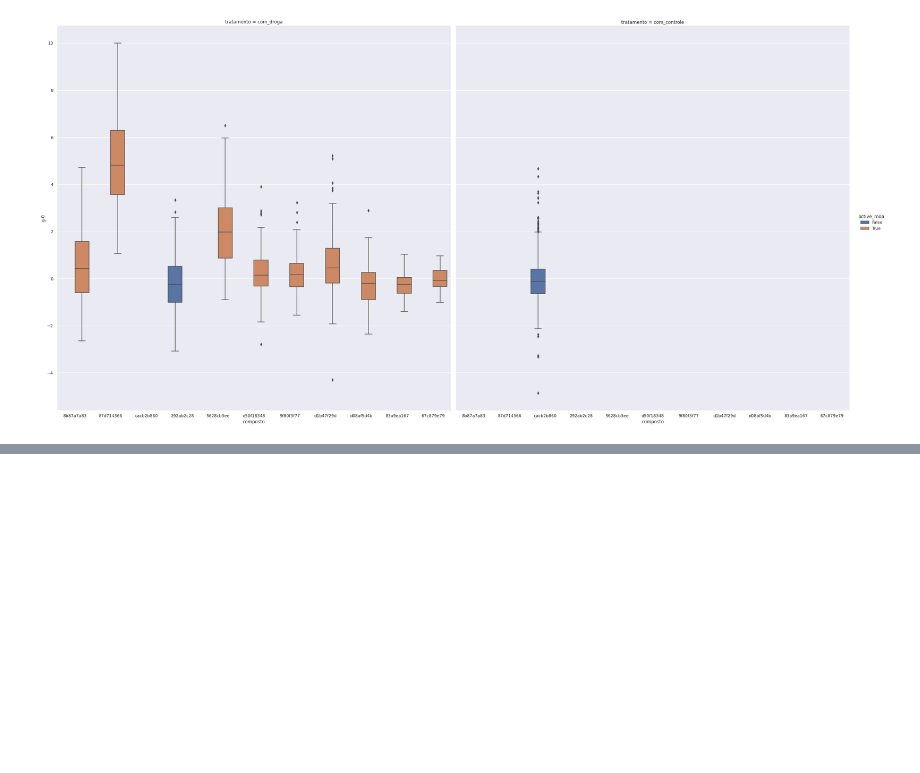
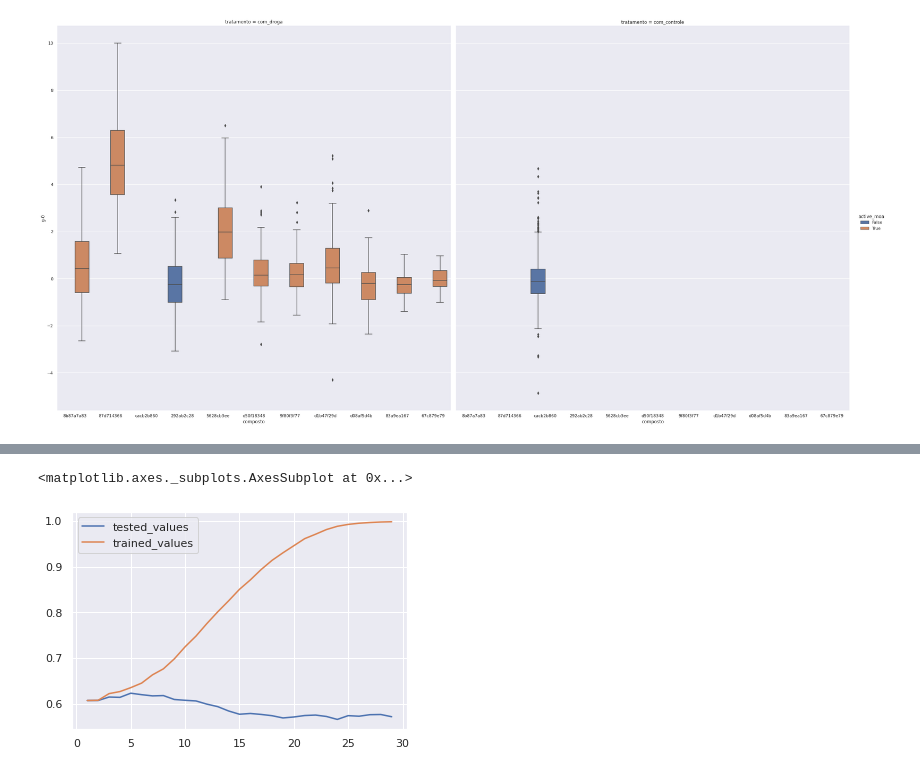
Before and after one commit to rlatorraca/PharmaceuticalsDiscovery, a Jupyter notebook: PharmaceuticalsDiscovery_.ipynb, the cells around one changed output, grey strips where cells are left out. Saved outputs shown, nothing was run; the diff lists cells and outputs as text; code cells hidden in the pictures; blank space fills up the shorter version.

```diff
--- a/PharmaceuticalsDiscovery_.ipynb
+++ b/PharmaceuticalsDiscovery_.ipynb
@@ -756,0 +891,22 @@ sns.catplot(data=data_merged.query('composto in @principal_composts'), y='g-0',
+# %%
+# Training the model DECISION TREE
+from sklearn.tree import DecisionTreeClassifier
+# x = label (signatures)
+
+# Select 'genic expression' (g-X) and 'celule viabililty' (c-X)
+x_dTree2 = data_merged.select_dtypes('float64')
+
+# y = output
+y_dTree2 = data_merged['active_moa']
+
+# Spliting data for training and data for testing
+x_trained_dTree_In_Loop, x_tested_dTree_In_Loop, y_trained_dTree_In_Loop, y_tested_dTree_In_Loop = train_test_split(x_dTree,y_dTree, test_size = 0.3, stratify=y, random_state = 999)
+
+tested_values=[]
+trained_values=[]
+# Traininig my model between 3 to 30 depth
+for i in range(1,30):
+  model_dTree = DecisionTreeClassifier(max_depth=i)
+  model_dTree.fit(x_trained_dTree_In_Loop,y_trained_dTree_In_Loop)
+  tested_values.append(model_dTree.score(x_tested_dTree_In_Loop, y_tested_dTree_In_Loop))
+  trained_values.append(model_dTree.score(x_trained_dTree_In_Loop, y_trained_dTree_In_Loop))
@@ -756,0 +953,6 @@ sns.catplot(data=data_merged.query('composto in @principal_composts'), y='g-0',
+# %%
+sns.lineplot(x=range(1,30), y=tested_values, label= 'tested_values')
+sns.lineplot(x=range(1,30), y=trained_values, label= 'trained_values')
+# %% [output]
+<matplotlib.axes._subplots.AxesSubplot at 0x...>
+[figure, added]
```
Also changed, not shown: parts of 18 cells of this notebook, 1 other file.
